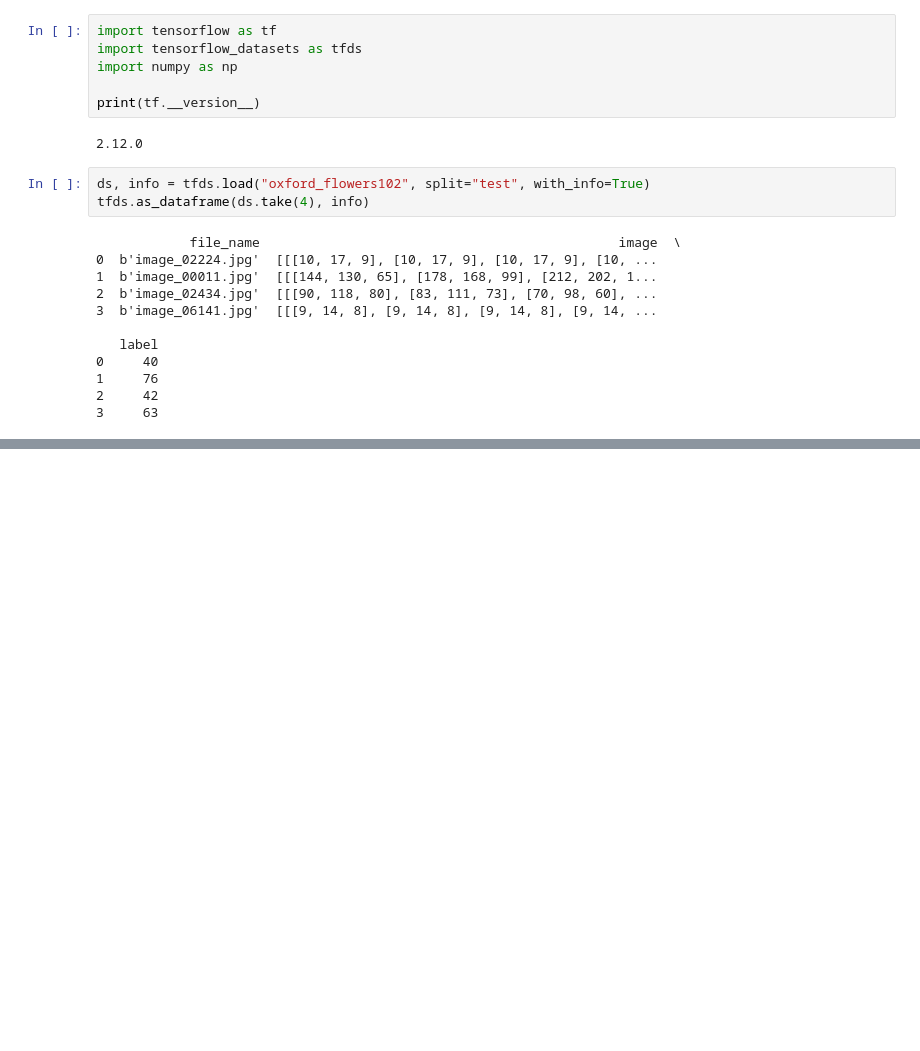
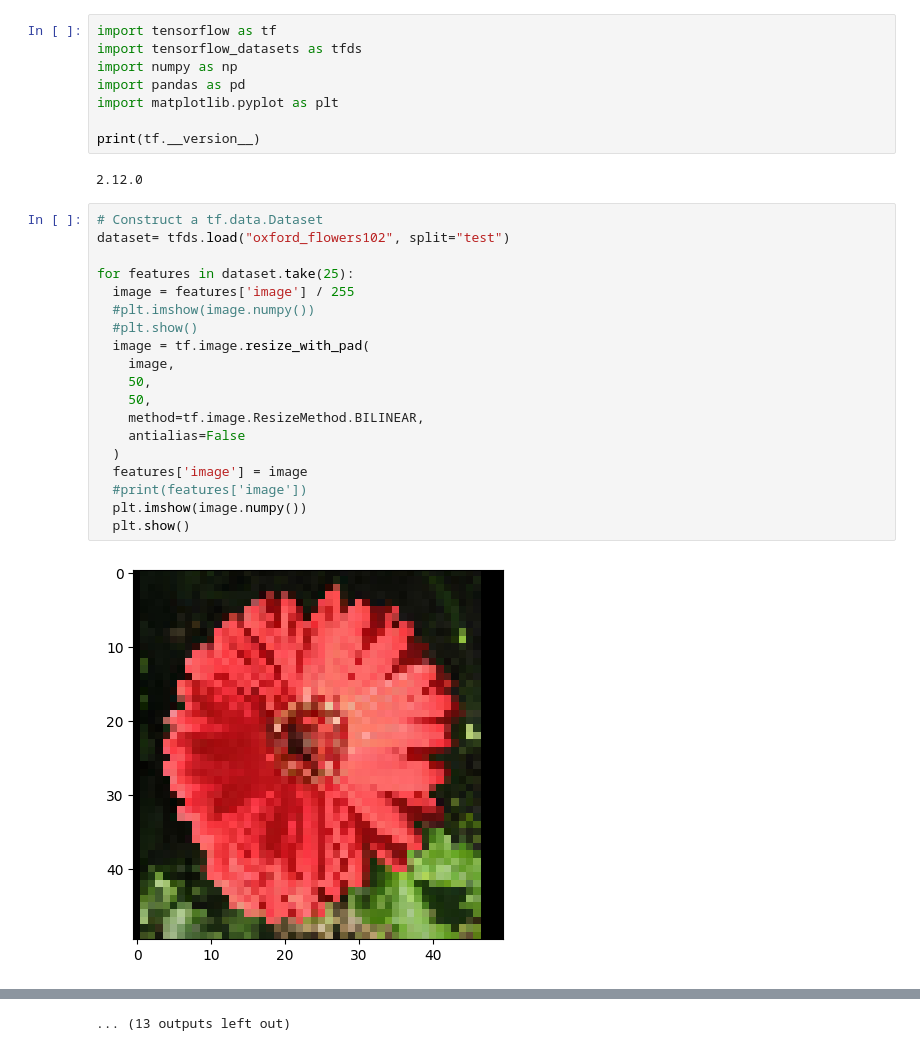
Before and after one commit to Int-Group-44/flowers-102, a Jupyter notebook: flowers_102.ipynb, the cells around one changed output, grey strips where cells are left out. Drawn from its saved outputs; the diff is of its cells as text; blank space fills up the shorter version.

Commit message:
resize single image

```diff
--- a/flowers_102.ipynb
+++ b/flowers_102.ipynb
@@ -4,22 +4,30 @@
 import tensorflow as tf
 import tensorflow_datasets as tfds
 import numpy as np
+import pandas as pd
+import matplotlib.pyplot as plt
 
 print(tf.__version__)
 # %% [output]
 2.12.0
-# %%
-ds, info = tfds.load("oxford_flowers102", split="test", with_info=True)
-tfds.as_dataframe(ds.take(4), info)
-# %% [output]
-            file_name                                              image  \
-0  b'image_02224.jpg'  [[[10, 17, 9], [10, 17, 9], [10, 17, 9], [10, ...
-1  b'image_00011.jpg'  [[[144, 130, 65], [178, 168, 99], [212, 202, 1...
-2  b'image_02434.jpg'  [[[90, 118, 80], [83, 111, 73], [70, 98, 60], ...
-3  b'image_06141.jpg'  [[[9, 14, 8], [9, 14, 8], [9, 14, 8], [9, 14, ...
-
-   label
-0     40
-1     76
-2     42
-3     63
+# %%
+# Construct a tf.data.Dataset
+dataset= tfds.load("oxford_flowers102", split="test")
+
+for features in dataset.take(25):
+  image = features['image'] / 255
+  #plt.imshow(image.numpy())
+  #plt.show()
+  image = tf.image.resize_with_pad(
+    image,
+    50,
+    50,
+    method=tf.image.ResizeMethod.BILINEAR,
+    antialias=False
+  )
+  features['image'] = image
+  #print(features['image'])
+  plt.imshow(image.numpy())
+  plt.show()
+# %% [output]
+[figure, added]
@@ -25,0 +45 @@ tfds.as_dataframe(ds.take(4), info)
+... (13 outputs left out)
```
Also changed, not shown: parts of 1 cell of this notebook.
